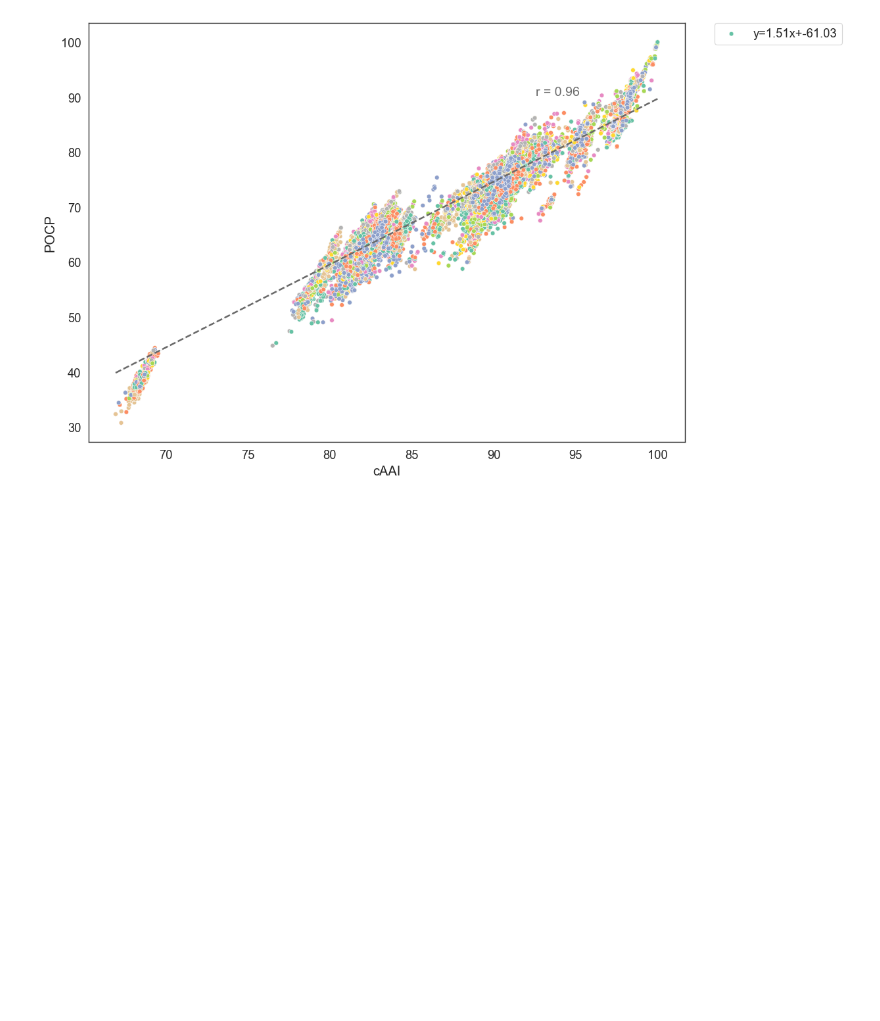
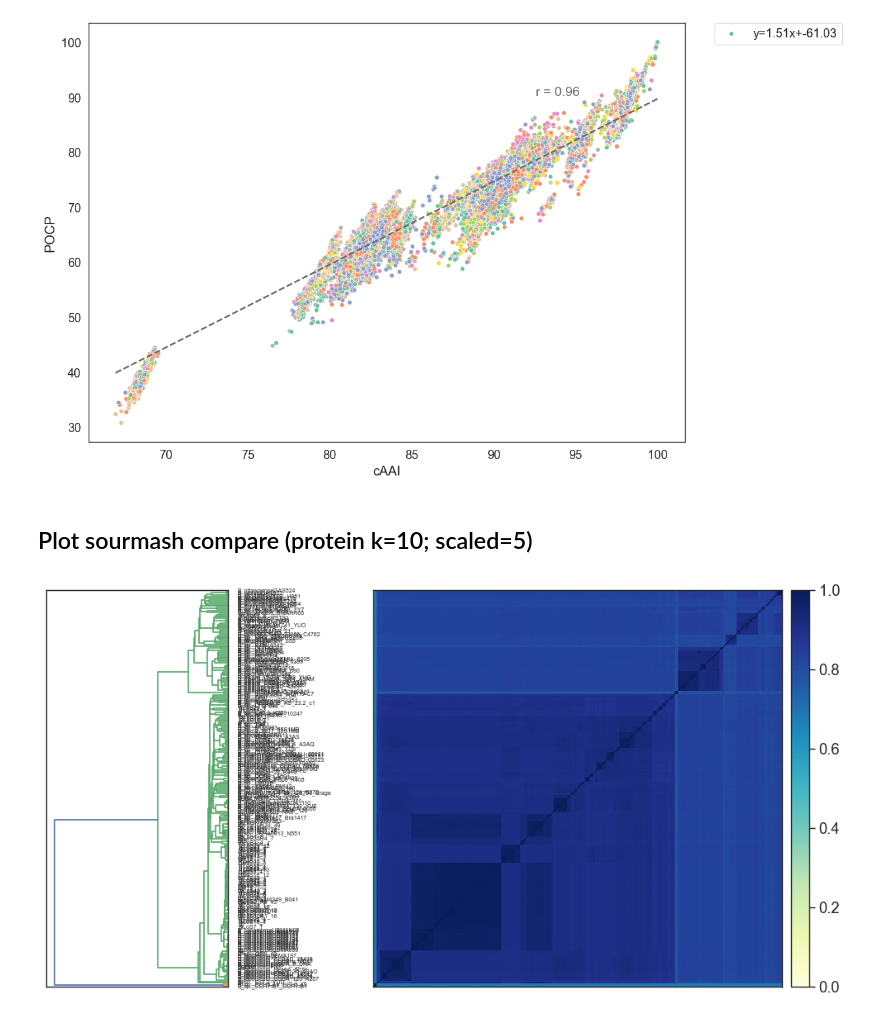
Before and after one commit to bluegenes/2023-pocp, a Jupyter notebook: compare-aai-pocp.ipynb, the cells around one changed output. Drawn from its saved outputs; the diff is of its cells as text; code cells hidden in the pictures; blank space fills up the shorter version.

Commit message:
upd env; smash plot in nb

```diff
--- a/compare-aai-pocp.ipynb
+++ b/compare-aai-pocp.ipynb
@@ -121,0 +131,2 @@ plt.savefig('plots/POCP-vs-cANI.png')
+# %% [markdown]
+## Plot sourmash compare (protein k=10; scaled=5)
@@ -121,0 +135,7 @@ plt.savefig('plots/POCP-vs-cANI.png')
+# %%
+# load the comparison data
+matrix, labels = fig.load_matrix_and_labels('output.pocp/brady.protein.sc5.compare')
+# plot the matrix
+f, reordered_labels, reordered_matrix = fig.plot_composite_matrix(matrix, labels)
+# %% [output]
+[figure, added]
```
Also changed, not shown: parts of 9 cells of this notebook, 1 other file.
